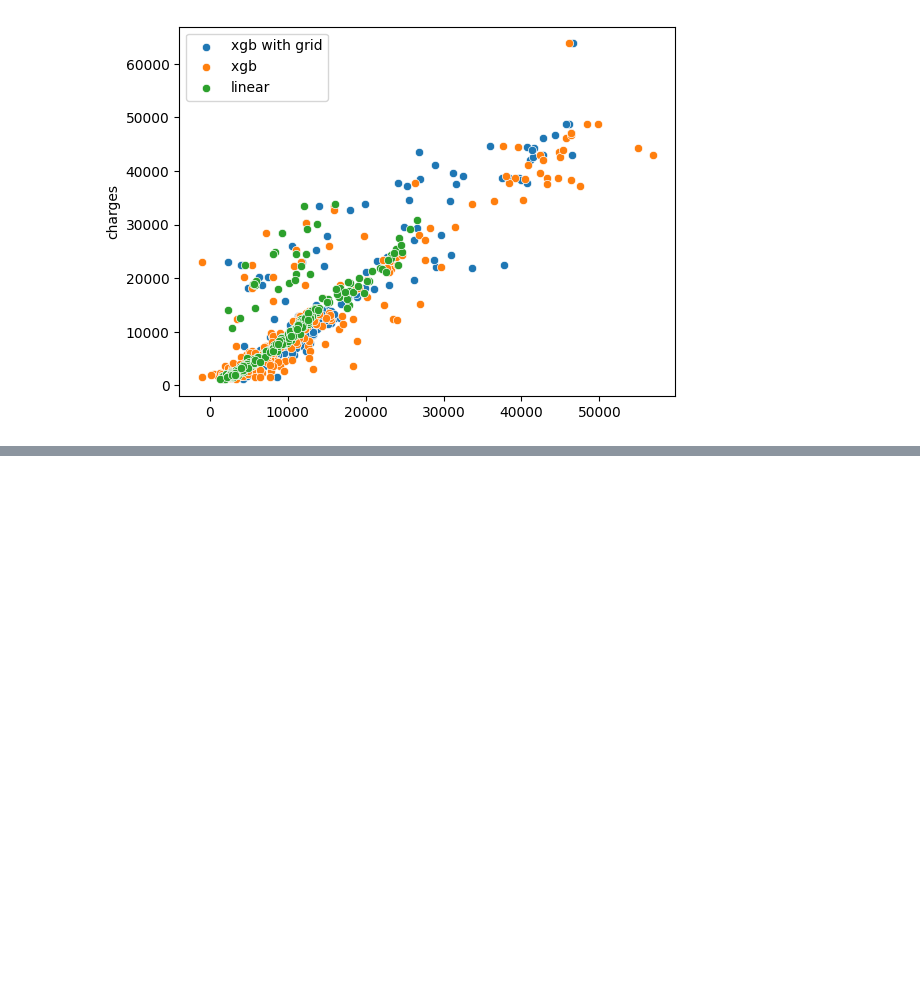
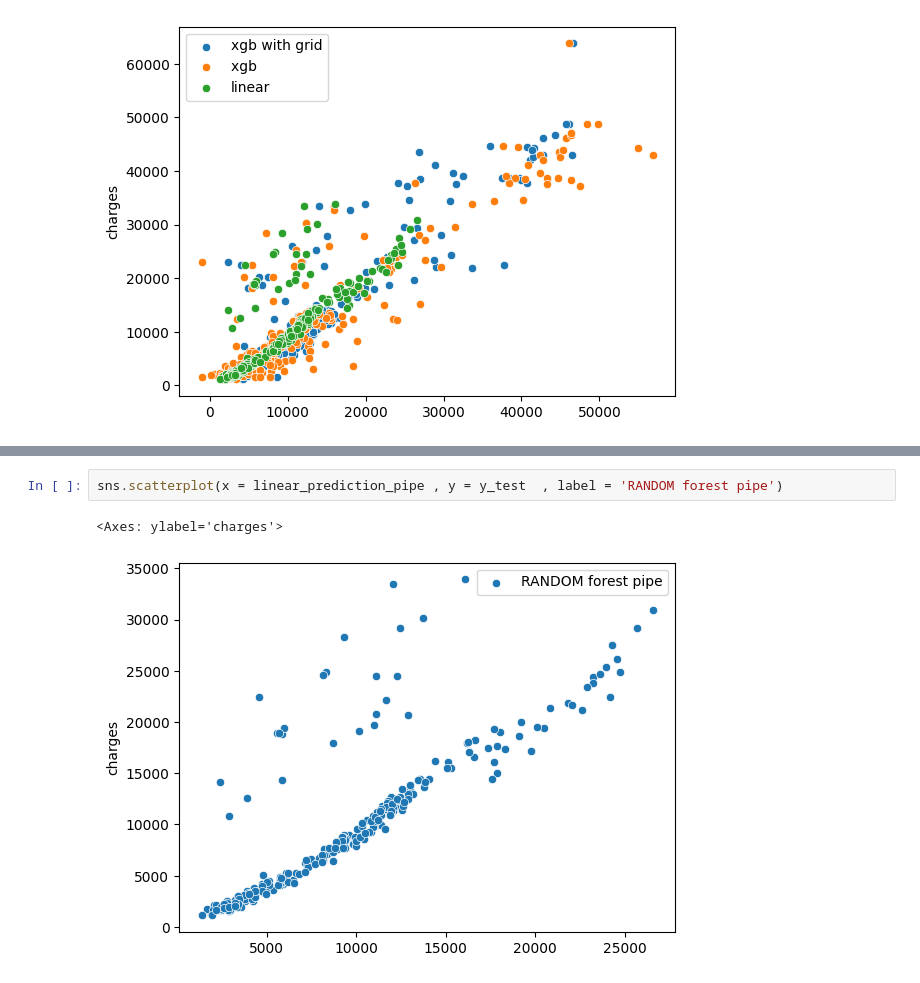
Before and after one commit to epsilon403/Pr-dicteur_Assurance_Maladie, a Jupyter notebook: Untitled.ipynb, the cells around one changed output, grey strips where cells are left out. Cells and saved outputs as stored; diff of their text form; blank space fills up the shorter version.

```diff
--- a/Untitled.ipynb
+++ b/Untitled.ipynb
@@ -460,0 +448,5 @@ sns.scatterplot(x = linear_prediction_pipe , y = y_test  , label = 'linear')
+# %%
+sns.scatterplot(x = linear_prediction_pipe , y = y_test  , label = 'RANDOM forest pipe')
+# %% [output]
+<Axes: ylabel='charges'>
+[figure, added]
```
Also changed, not shown: parts of 3 cells of this notebook.
